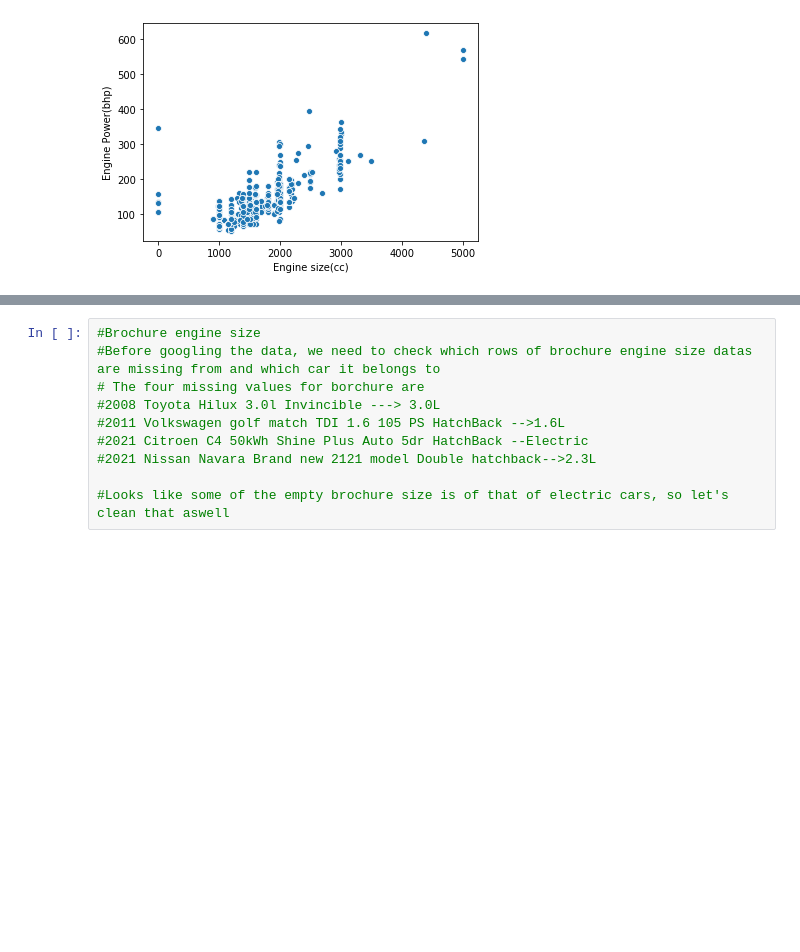
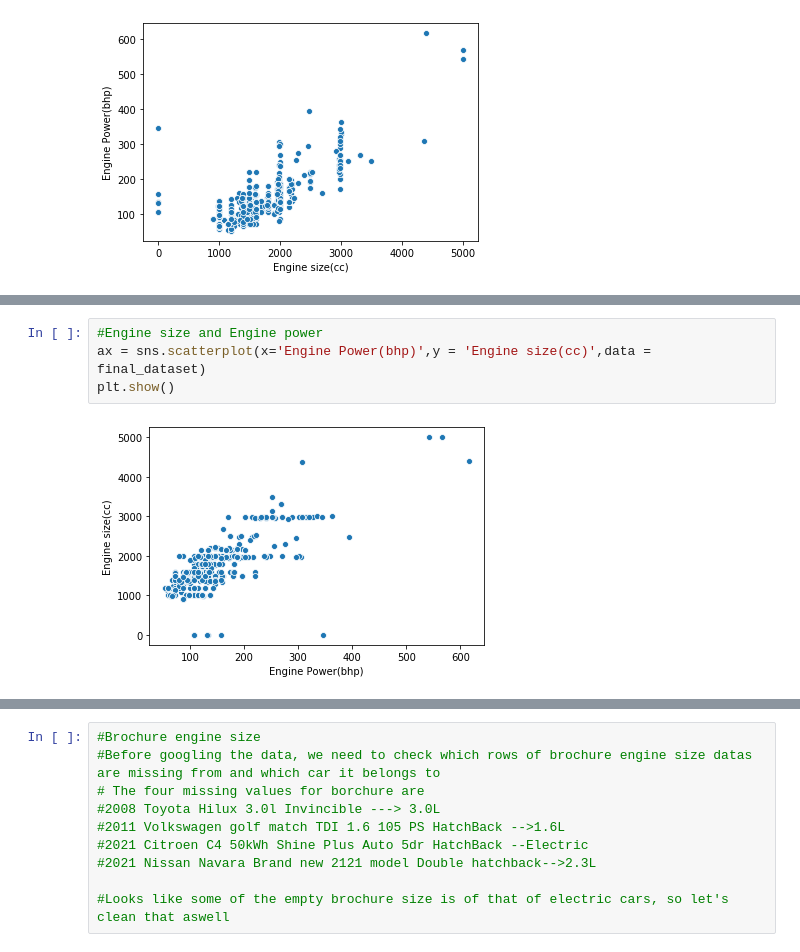
Before and after one commit to ShikharGhimire/ScrapeTheGum, a Jupyter notebook: fiveseatercars.ipynb, the cells around one changed output, grey strips where cells are left out. Saved outputs shown, nothing was run; the diff lists cells and outputs as text; blank space fills up the shorter version.

```diff
--- a/fiveseatercars.ipynb
+++ b/fiveseatercars.ipynb
@@ -409,0 +396,6 @@ plt.show()
+# %%
+#Engine size and Engine power
+ax = sns.scatterplot(x='Engine Power(bhp)',y = 'Engine size(cc)',data = final_dataset)
+plt.show()
+# %% [output]
+[figure, added]
```
Also changed, not shown: parts of 13 cells of this notebook.
